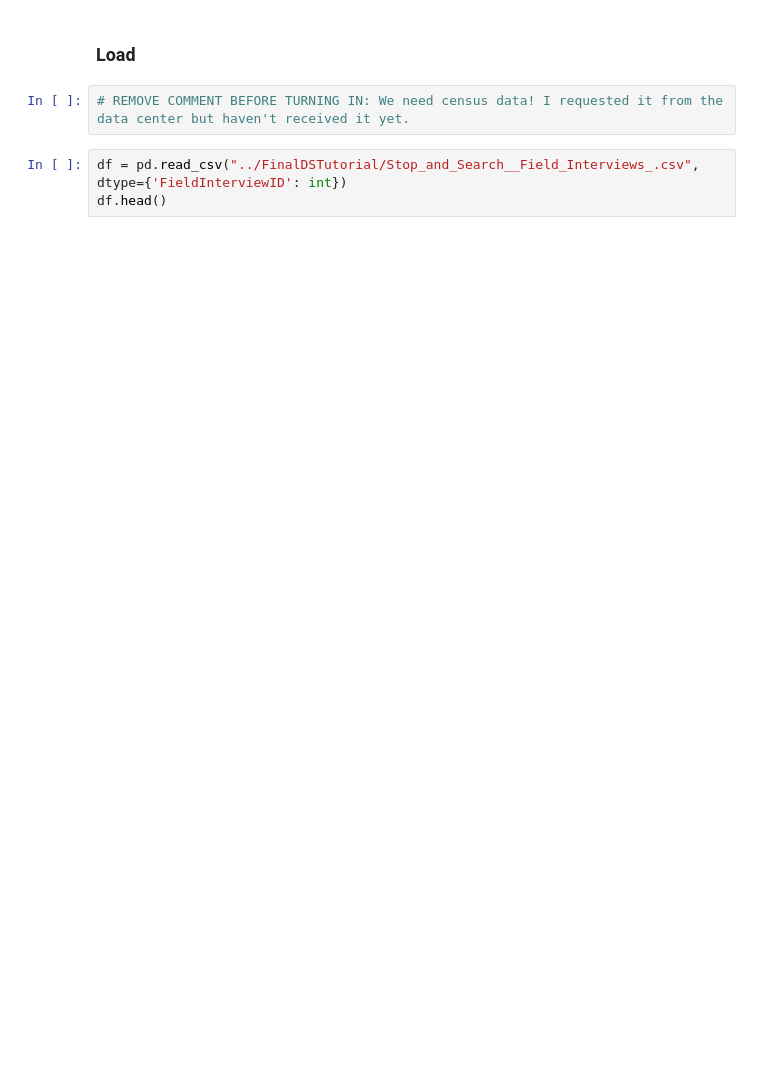
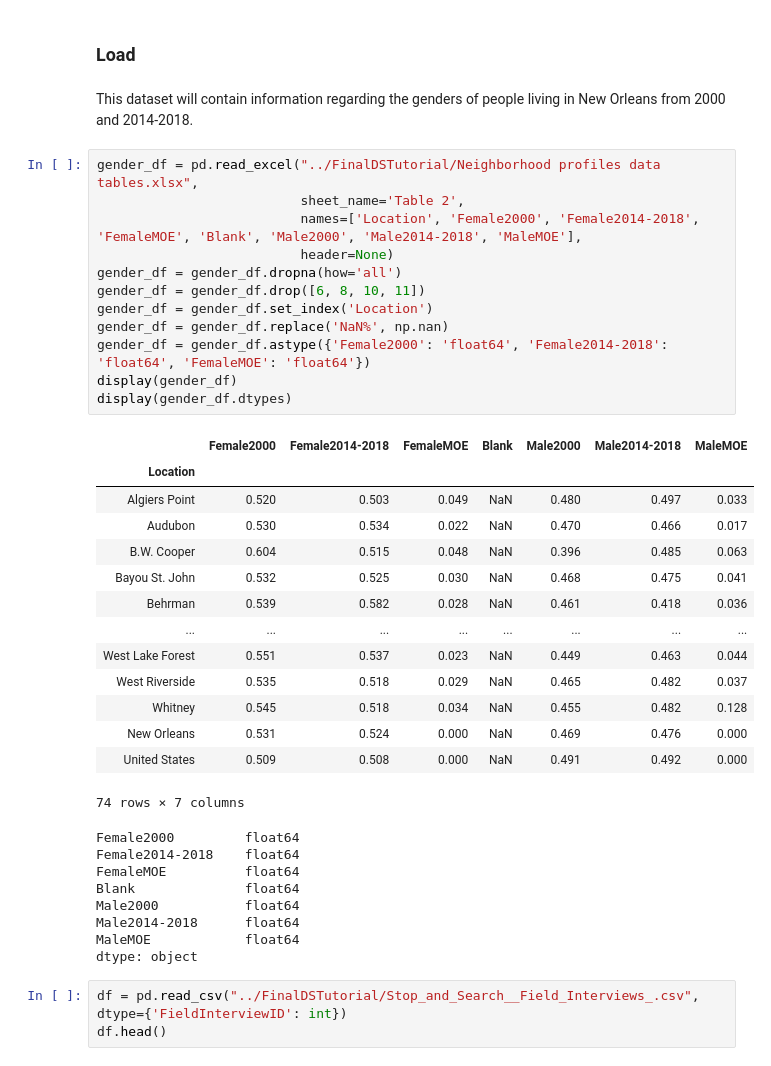
Before and after one commit to Icasas101/FinalDSTutorial, a Jupyter notebook: Final DS Tutorial.ipynb, the cells around one changed output. Cells and saved outputs as stored; diff of their text form; blank space fills up the shorter version.

Commit message:
Some work on new dataset

```diff
--- a/Final DS Tutorial.ipynb
+++ b/Final DS Tutorial.ipynb
@@ -45,7 +49,42 @@ operable program or batch file.
 # %% [markdown]
 ### Load
-# %%
-# REMOVE COMMENT BEFORE TURNING IN: We need census data! I requested it from the data center but haven't received it yet.
+# %% [markdown]
+This dataset will contain information regarding the genders of people living in New Orleans from 2000 and 2014-2018.
+# %%
+gender_df = pd.read_excel("../FinalDSTutorial/Neighborhood profiles data tables.xlsx",
+                          sheet_name='Table 2',
+                          names=['Location', 'Female2000', 'Female2014-2018', 'FemaleMOE', 'Blank', 'Male2000', 'Male2014-2018', 'MaleMOE'],
+                          header=None)
+gender_df = gender_df.dropna(how='all')
+gender_df = gender_df.drop([6, 8, 10, 11])
+gender_df = gender_df.set_index('Location')
+gender_df = gender_df.replace('NaN%', np.nan)
+gender_df = gender_df.astype({'Female2000': 'float64', 'Female2014-2018': 'float64', 'FemaleMOE': 'float64'})
+display(gender_df)
+display(gender_df.dtypes)
+# %% [output]
+|  | Female2000 | Female2014-2018 | FemaleMOE | Blank | Male2000 | Male2014-2018 | MaleMOE |
+| Location |  |  |  |  |  |  |  |
+| Algiers Point | 0.520 | 0.503 | 0.049 | NaN | 0.480 | 0.497 | 0.033 |
+| Audubon | 0.530 | 0.534 | 0.022 | NaN | 0.470 | 0.466 | 0.017 |
+| B.W. Cooper | 0.604 | 0.515 | 0.048 | NaN | 0.396 | 0.485 | 0.063 |
+| Bayou St. John | 0.532 | 0.525 | 0.030 | NaN | 0.468 | 0.475 | 0.041 |
+| Behrman | 0.539 | 0.582 | 0.028 | NaN | 0.461 | 0.418 | 0.036 |
+| ... | ... | ... | ... | ... | ... | ... | ... |
+| West Lake Forest | 0.551 | 0.537 | 0.023 | NaN | 0.449 | 0.463 | 0.044 |
+| West Riverside | 0.535 | 0.518 | 0.029 | NaN | 0.465 | 0.482 | 0.037 |
+| Whitney | 0.545 | 0.518 | 0.034 | NaN | 0.455 | 0.482 | 0.128 |
+| New Orleans | 0.531 | 0.524 | 0.000 | NaN | 0.469 | 0.476 | 0.000 |
+| United States | 0.509 | 0.508 | 0.000 | NaN | 0.491 | 0.492 | 0.000 |
+74 rows × 7 columns
+Female2000         float64
+Female2014-2018    float64
+FemaleMOE          float64
+Blank              float64
+Male2000           float64
+Male2014-2018      float64
+MaleMOE            float64
+dtype: object
 # %%
 df = pd.read_csv("../FinalDSTutorial/Stop_and_Search__Field_Interviews_.csv", dtype={'FieldInterviewID': int})
 df.head()
```
Also changed, not shown: parts of 9 cells of this notebook, 3 other files.
